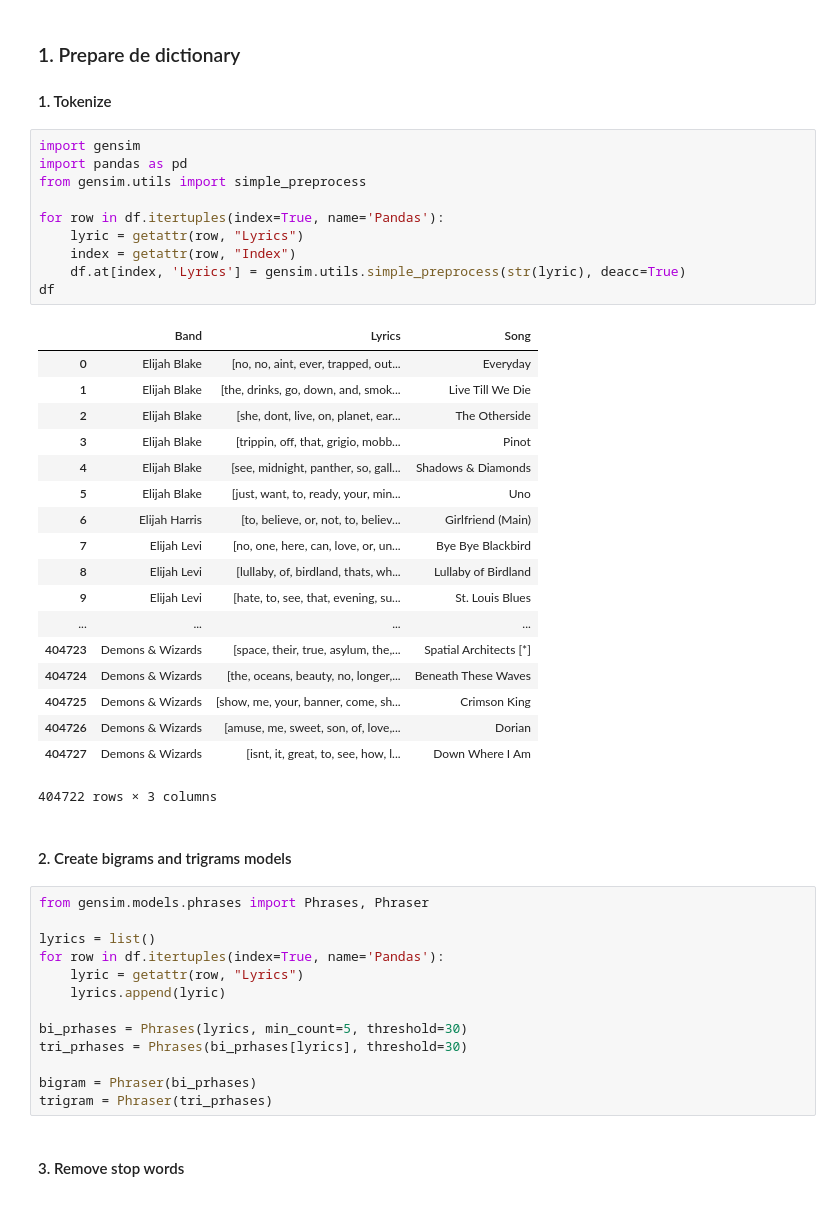
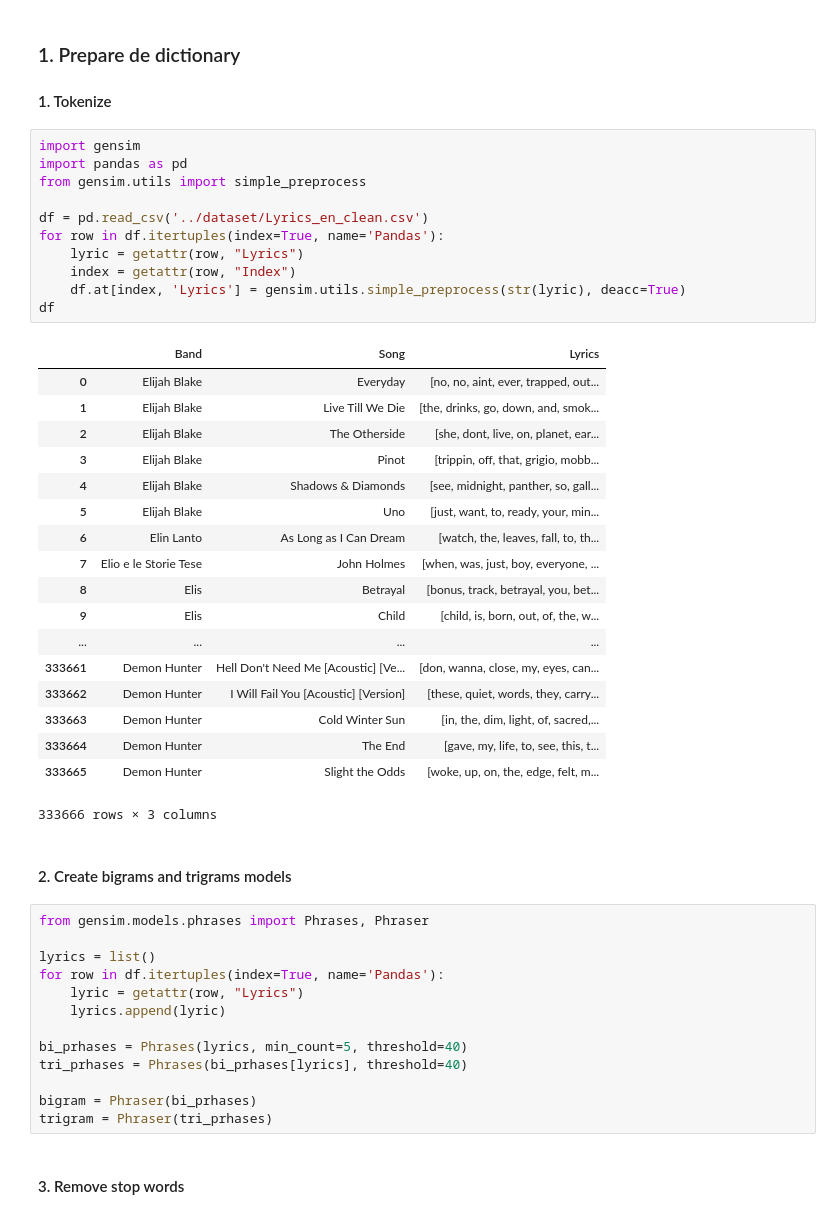
Before and after one commit to Hohenheimsenberg/LyricAnalyzer, a Jupyter notebook: 3.Data_exploration.ipynb, the cells around one changed output. Saved outputs shown, nothing was run; the diff lists cells and outputs as text.

```diff
--- a/3.Data_exploration.ipynb
+++ b/3.Data_exploration.ipynb
@@ -6,32 +6,33 @@
 # %%
 import gensim
 import pandas as pd
 from gensim.utils import simple_preprocess
 
+df = pd.read_csv('../dataset/Lyrics_en_clean.csv')
 for row in df.itertuples(index=True, name='Pandas'):
     lyric = getattr(row, "Lyrics")
     index = getattr(row, "Index")
     df.at[index, 'Lyrics'] = gensim.utils.simple_preprocess(str(lyric), deacc=True)
 df
 # %% [output]
-|  | Band | Lyrics | Song |
-| 0 | Elijah Blake | [no, no, aint, ever, trapped, out... | Everyday |
-| 1 | Elijah Blake | [the, drinks, go, down, and, smok... | Live Till We Die |
-| 2 | Elijah Blake | [she, dont, live, on, planet, ear... | The Otherside |
-| 3 | Elijah Blake | [trippin, off, that, grigio, mobb... | Pinot |
-| 4 | Elijah Blake | [see, midnight, panther, so, gall... | Shadows & Diamonds |
-| 5 | Elijah Blake | [just, want, to, ready, your, min... | Uno |
-| 6 | Elijah Harris | [to, believe, or, not, to, believ... | Girlfriend (Main) |
-| 7 | Elijah Levi | [no, one, here, can, love, or, un... | Bye Bye Blackbird |
-| 8 | Elijah Levi | [lullaby, of, birdland, thats, wh... | Lullaby of Birdland |
-| 9 | Elijah Levi | [hate, to, see, that, evening, su... | St. Louis Blues |
+|  | Band | Song | Lyrics |
+| 0 | Elijah Blake | Everyday | [no, no, aint, ever, trapped, out... |
+| 1 | Elijah Blake | Live Till We Die | [the, drinks, go, down, and, smok... |
+| 2 | Elijah Blake | The Otherside | [she, dont, live, on, planet, ear... |
+| 3 | Elijah Blake | Pinot | [trippin, off, that, grigio, mobb... |
+| 4 | Elijah Blake | Shadows & Diamonds | [see, midnight, panther, so, gall... |
+| 5 | Elijah Blake | Uno | [just, want, to, ready, your, min... |
+| 6 | Elin Lanto | As Long as I Can Dream | [watch, the, leaves, fall, to, th... |
+| 7 | Elio e le Storie Tese | John Holmes | [when, was, just, boy, everyone, ... |
+| 8 | Elis | Betrayal | [bonus, track, betrayal, you, bet... |
+| 9 | Elis | Child | [child, is, born, out, of, the, w... |
 | ... | ... | ... | ... |
-| 404723 | Demons & Wizards | [space, their, true, asylum, the,... | Spatial Architects [*] |
-| 404724 | Demons & Wizards | [the, oceans, beauty, no, longer,... | Beneath These Waves |
-| 404725 | Demons & Wizards | [show, me, your, banner, come, sh... | Crimson King |
-| 404726 | Demons & Wizards | [amuse, me, sweet, son, of, love,... | Dorian |
-| 404727 | Demons & Wizards | [isnt, it, great, to, see, how, l... | Down Where I Am |
+| 333661 | Demon Hunter | Hell Don't Need Me [Acoustic] [Ve... | [don, wanna, close, my, eyes, can... |
+| 333662 | Demon Hunter | I Will Fail You [Acoustic] [Version] | [these, quiet, words, they, carry... |
+| 333663 | Demon Hunter | Cold Winter Sun | [in, the, dim, light, of, sacred,... |
+| 333664 | Demon Hunter | The End | [gave, my, life, to, see, this, t... |
+| 333665 | Demon Hunter | Slight the Odds | [woke, up, on, the, edge, felt, m... |
-404722 rows × 3 columns
+333666 rows × 3 columns
 # %% [markdown]
 #### 2. Create bigrams and trigrams models
 # %%
@@ -42,8 +43,8 @@ for row in df.itertuples(index=True, name='Pandas'):
     lyric = getattr(row, "Lyrics")
     lyrics.append(lyric)
 
-bi_prhases = Phrases(lyrics, min_count=5, threshold=30)
-tri_prhases = Phrases(bi_prhases[lyrics], threshold=30)
+bi_prhases = Phrases(lyrics, min_count=5, threshold=40)
+tri_prhases = Phrases(bi_prhases[lyrics], threshold=40)
 
 bigram = Phraser(bi_prhases)
 trigram = Phraser(tri_prhases)
```
Also changed, not shown: parts of 13 cells of this notebook, 3 other files.
